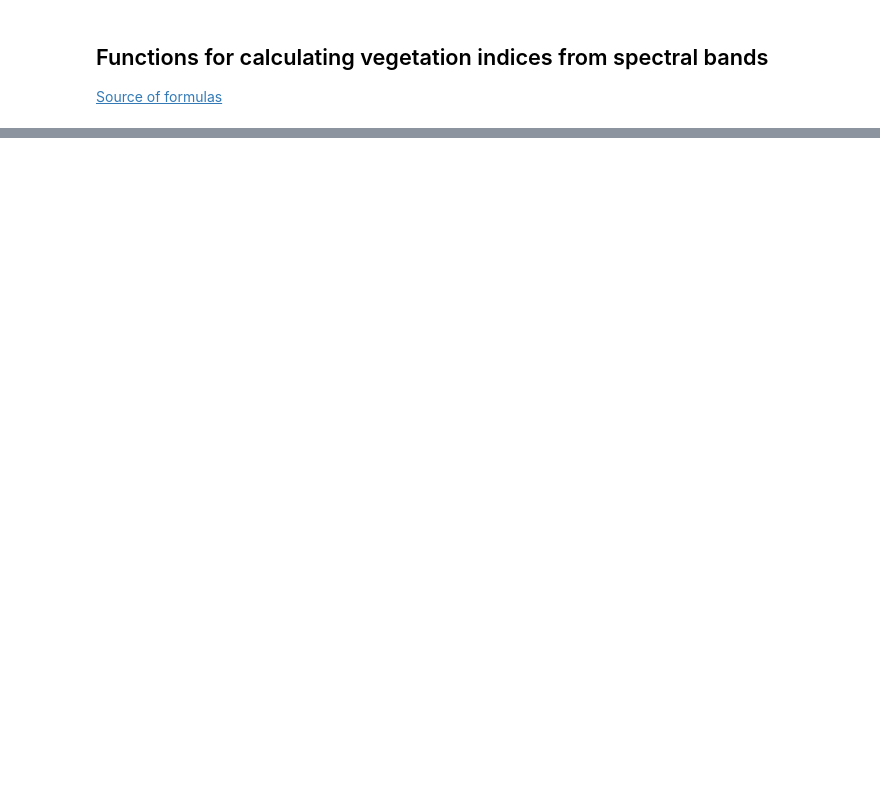
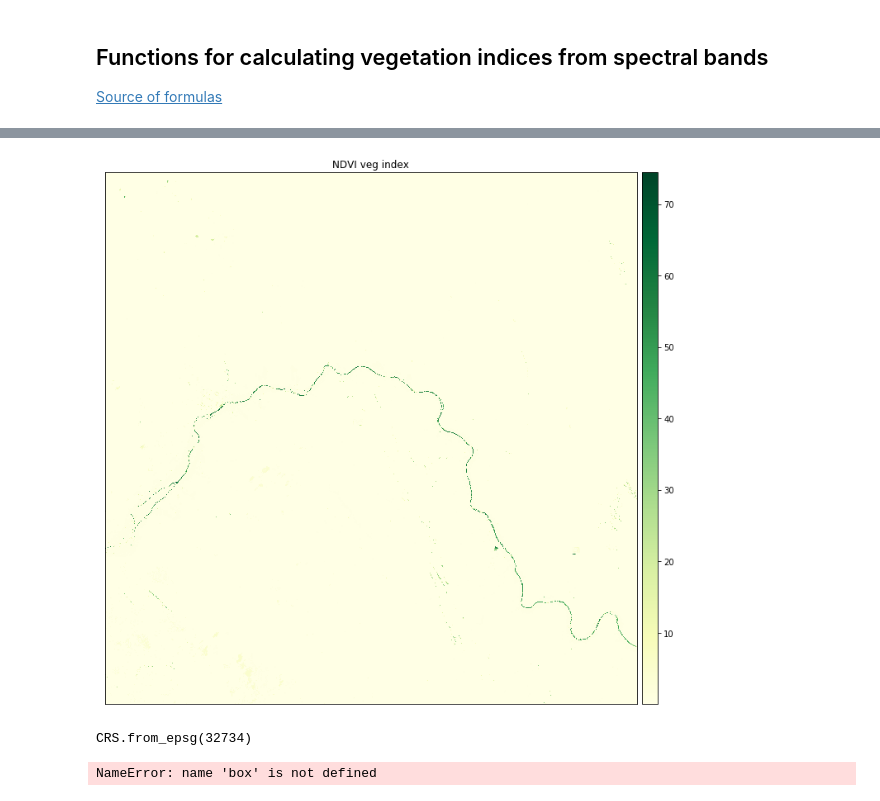
Before and after one commit to sauer3/crop-classification, a Jupyter notebook: work_flow/create-features.ipynb, the cells around one changed output, grey strips where cells are left out. Saved outputs shown, nothing was run; the diff lists cells and outputs as text; code cells hidden in the pictures; blank space fills up the shorter version.

```diff
--- a/work_flow/create-features.ipynb
+++ b/work_flow/create-features.ipynb
@@ -104,0 +196,29 @@ with rio.open('/Users/AuerPower/Metis/git/crop-classification/data/intermediate/
+# %%
+## Plot NDVI
+import matplotlib.colors as colors
+import earthpy.plot as ep
+
+raster = rio.open('/Users/AuerPower/Metis/git/crop-classification/data/intermediate/seasonal_veg/ndvi.tiff')
+mean_ndvi = raster.read(1, masked=True)
+
+ep.plot_bands(mean_ndvi,
+              cmap='YlGn',
+              title="NDVI veg index",
+              scale=False)
+plt.show()
+
+#plt.imshow(mean_ndvi)
+#plt.axis("off");
+# %% [output]
+[figure, added]
+# %%
+# Projection of the raster
+raster.crs
+# %% [output]
+CRS.from_epsg(32734)
+# %%
+## Zoom in
+bbox = box(571678.5, 590107.4, 6816898, 6833887)
+geo = gpd.GeoDataFrame({'geometry': bbox}, index=[0], crs=from_epsg(32734))
+# %% [output]
+NameError: name 'box' is not defined
```
Also changed, not shown: parts of 23 cells of this notebook, 4 other files.
